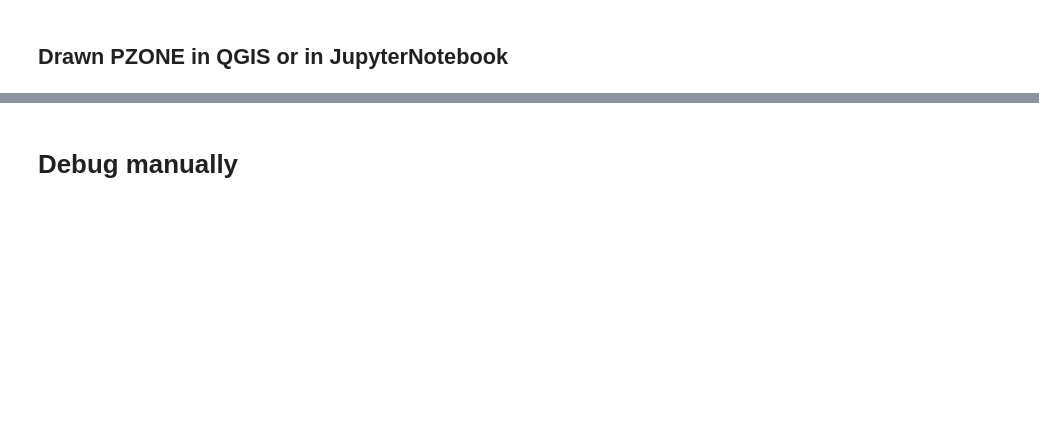
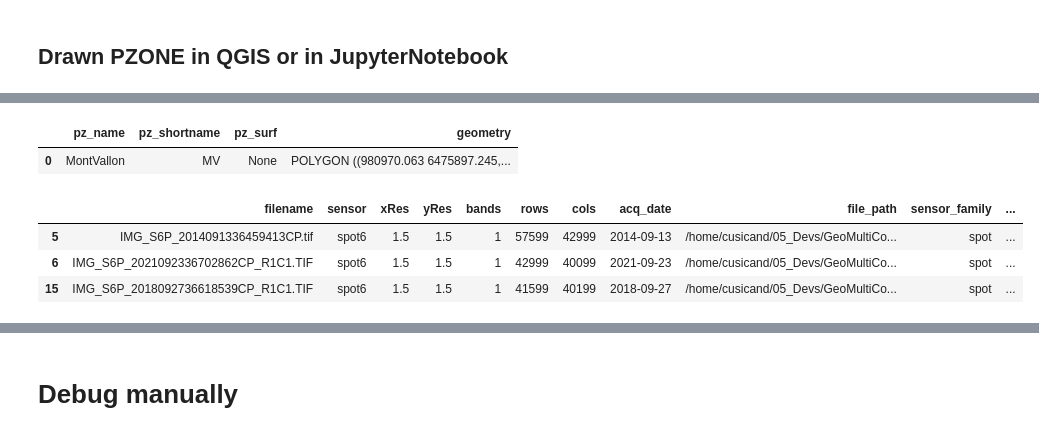
Before and after one commit to rgdyn-toolbox/GeoMultiCorr, a Jupyter notebook: notebooks/GMC_debug.ipynb, the cells around one changed output, grey strips where cells are left out. Cells and saved outputs as stored; diff of their text form; code cells hidden in the pictures; blank space fills up the shorter version.

```diff
--- a/notebooks/GMC_debug.ipynb
+++ b/notebooks/GMC_debug.ipynb
@@ -32,4 +71,13 @@ session.update_vector_data_session()
 # %%
-session._pzones
+session.get_pzones_overview()
+# %% [output]
+|  | pz_name | pz_shortname | pz_surf | geometry |
+| 0 | MontVallon | MV | None | POLYGON ((980970.063 6475897.245,... |
 # %%
-selected_rasters = raster_bank[raster_bank["sensor_family"].isin(["planetscope"])]
+selected_rasters = raster_bank[raster_bank["sensor_family"].isin(["spot"])]
+selected_rasters
+# %% [output]
+|  | filename | sensor | xRes | yRes | bands | rows | cols | acq_date | file_path | sensor_family | ... |
+| 5 | IMG_S6P_2014091336459413CP.tif | spot6 | 1.5 | 1.5 | 1 | 57599 | 42999 | 2014-09-13 | /home/cusicand/05_Devs/GeoMultiCo... | spot | ... |
+| 6 | IMG_S6P_2021092336702862CP_R1C1.TIF | spot6 | 1.5 | 1.5 | 1 | 42999 | 40099 | 2021-09-23 | /home/cusicand/05_Devs/GeoMultiCo... | spot | ... |
+| 15 | IMG_S6P_2018092736618539CP_R1C1.TIF | spot6 | 1.5 | 1.5 | 1 | 41599 | 40199 | 2018-09-27 | /home/cusicand/05_Devs/GeoMultiCo... | spot | ... |
```
Also changed, not shown: parts of 27 cells of this notebook, 2 other files.
